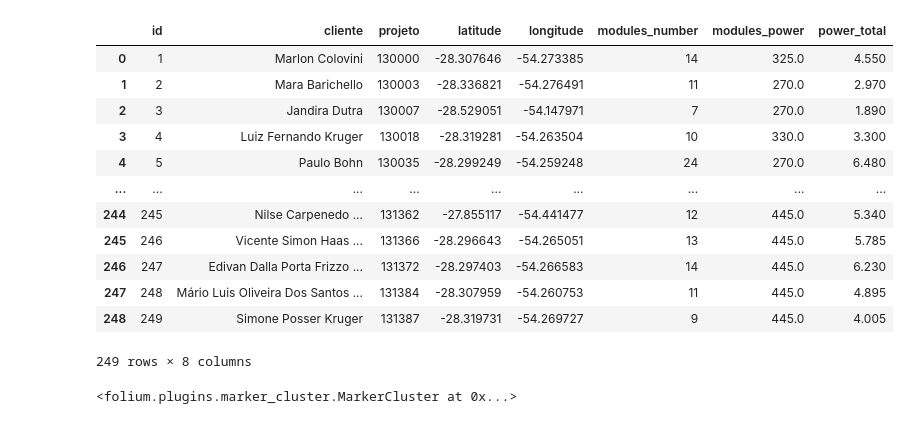
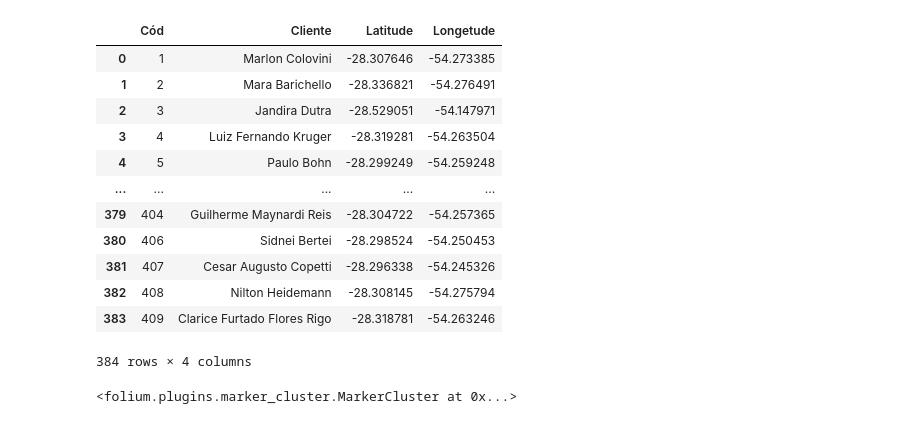
Before and after one commit to LeonardoFdSantos/energens-map, a Jupyter notebook: analiseMaps.ipynb, the cells around one changed output. Saved outputs shown, nothing was run; the diff lists cells and outputs as text; code cells hidden in the pictures.

Commit message:
Atualiza Maps

```diff
--- a/analiseMaps.ipynb
+++ b/analiseMaps.ipynb
@@ -4,22 +4,22 @@ import numpy as np
 import folium
 from folium import plugins
 # %%
-maps = pd.read_excel('localização clientes.xlsx')
+maps = pd.read_excel('localizacao_ATUALIZADO.xlsx')
 maps = maps
 maps
 # %% [output]
-|  | id | cliente | projeto | latitude | longitude | modules_number | modules_power | power_total |
-| 0 | 1 | Marlon Colovini | 130000 | -28.307646 | -54.273385 | 14 | 325.0 | 4.550 |
-| 1 | 2 | Mara Barichello | 130003 | -28.336821 | -54.276491 | 11 | 270.0 | 2.970 |
-| 2 | 3 | Jandira Dutra | 130007 | -28.529051 | -54.147971 | 7 | 270.0 | 1.890 |
-| 3 | 4 | Luiz Fernando Kruger | 130018 | -28.319281 | -54.263504 | 10 | 330.0 | 3.300 |
-| 4 | 5 | Paulo Bohn | 130035 | -28.299249 | -54.259248 | 24 | 270.0 | 6.480 |
-| ... | ... | ... | ... | ... | ... | ... | ... | ... |
-| 244 | 245 | Nilse Carpenedo ... | 131362 | -27.855117 | -54.441477 | 12 | 445.0 | 5.340 |
-| 245 | 246 | Vicente Simon Haas ... | 131366 | -28.296643 | -54.265051 | 13 | 445.0 | 5.785 |
-| 246 | 247 | Edivan Dalla Porta Frizzo ... | 131372 | -28.297403 | -54.266583 | 14 | 445.0 | 6.230 |
-| 247 | 248 | Mário Luis Oliveira Dos Santos ... | 131384 | -28.307959 | -54.260753 | 11 | 445.0 | 4.895 |
-| 248 | 249 | Simone Posser Kruger | 131387 | -28.319731 | -54.269727 | 9 | 445.0 | 4.005 |
+|  | Cód | Cliente | Latitude | Longetude |
+| 0 | 1 | Marlon Colovini | -28.307646 | -54.273385 |
+| 1 | 2 | Mara Barichello | -28.336821 | -54.276491 |
+| 2 | 3 | Jandira Dutra | -28.529051 | -54.147971 |
+| 3 | 4 | Luiz Fernando Kruger | -28.319281 | -54.263504 |
+| 4 | 5 | Paulo Bohn | -28.299249 | -54.259248 |
+| ... | ... | ... | ... | ... |
+| 379 | 404 | Guilherme Maynardi Reis | -28.304722 | -54.257365 |
+| 380 | 406 | Sidnei Bertei | -28.298524 | -54.250453 |
+| 381 | 407 | Cesar Augusto Copetti | -28.296338 | -54.245326 |
+| 382 | 408 | Nilton Heidemann | -28.308145 | -54.275794 |
+| 383 | 409 | Clarice Furtado Flores Rigo | -28.318781 | -54.263246 |
-249 rows × 8 columns
+384 rows × 4 columns
 # %%
 coordenadas = []
```
Also changed, not shown: parts of 2 cells of this notebook, 2 other files.
